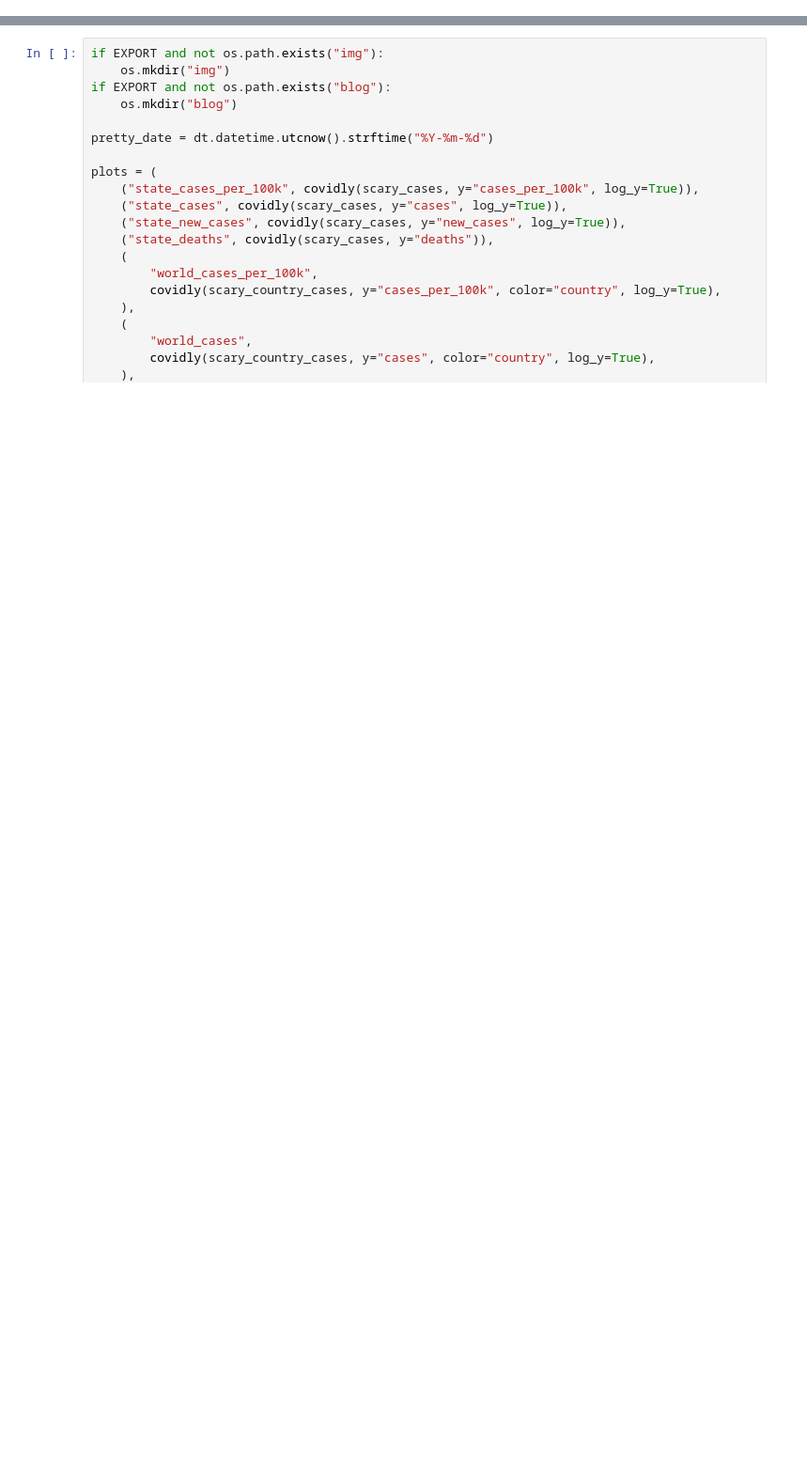
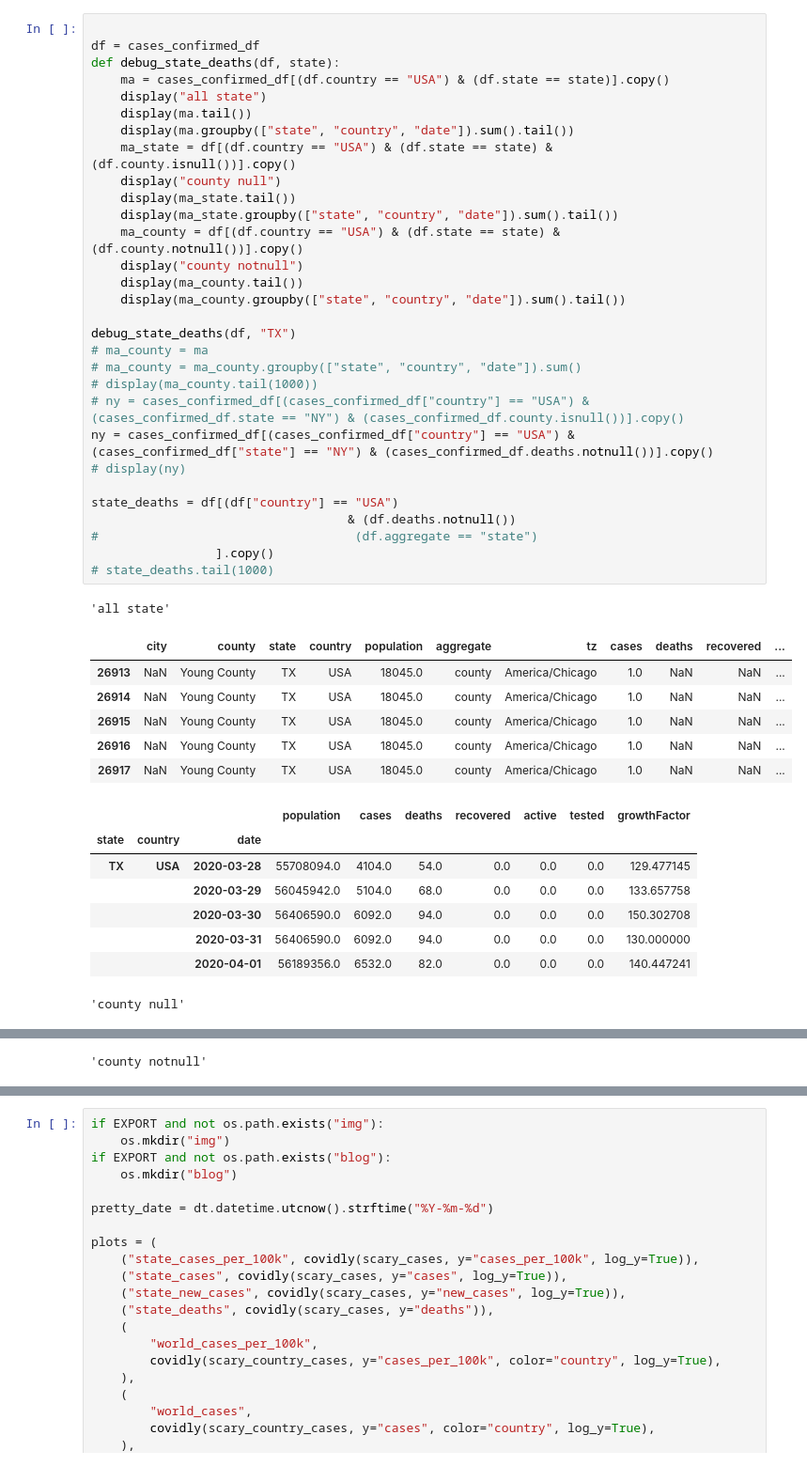
Before and after one commit to mvanmidd/covid, a Jupyter notebook: covid_plots.ipynb, the cells around one changed output, grey strips where cells are left out. Shown at 94% size. Drawn from its saved outputs; the diff is of its cells as text; blank space fills up the shorter version.

```diff
--- a/covid_plots.ipynb
+++ b/covid_plots.ipynb
@@ -293,0 +169,46 @@ def covidly_bars(df, y="new_cases", color="state", **kwargs):
+# %%
+
+df = cases_confirmed_df
+def debug_state_deaths(df, state):
+    ma = cases_confirmed_df[(df.country == "USA") & (df.state == state)].copy()
+    display("all state")
+    display(ma.tail())
+    display(ma.groupby(["state", "country", "date"]).sum().tail())
+    ma_state = df[(df.country == "USA") & (df.state == state) & (df.county.isnull())].copy()
+    display("county null")
+    display(ma_state.tail())
+    display(ma_state.groupby(["state", "country", "date"]).sum().tail())
+    ma_county = df[(df.country == "USA") & (df.state == state) & (df.county.notnull())].copy()
+    display("county notnull")
+    display(ma_county.tail())
+    display(ma_county.groupby(["state", "country", "date"]).sum().tail())
+
+debug_state_deaths(df, "TX")
+# ma_county = ma
+# ma_county = ma_county.groupby(["state", "country", "date"]).sum()
+# display(ma_county.tail(1000))
+# ny = cases_confirmed_df[(cases_confirmed_df["country"] == "USA") & (cases_confirmed_df.state == "NY") & (cases_confirmed_df.county.isnull())].copy()
+ny = cases_confirmed_df[(cases_confirmed_df["country"] == "USA") & (cases_confirmed_df["state"] == "NY") & (cases_confirmed_df.deaths.notnull())].copy()
+# display(ny)
+
+state_deaths = df[(df["country"] == "USA")
+                                   & (df.deaths.notnull())
+#                                   (df.aggregate == "state")
+                 ].copy()
+# state_deaths.tail(1000)
+# %% [output]
+'all state'
+|  | city | county | state | country | population | aggregate | tz | cases | deaths | recovered | ... |
+| 26913 | NaN | Young County | TX | USA | 18045.0 | county | America/Chicago | 1.0 | NaN | NaN | ... |
+| 26914 | NaN | Young County | TX | USA | 18045.0 | county | America/Chicago | 1.0 | NaN | NaN | ... |
+| 26915 | NaN | Young County | TX | USA | 18045.0 | county | America/Chicago | 1.0 | NaN | NaN | ... |
+| 26916 | NaN | Young County | TX | USA | 18045.0 | county | America/Chicago | 1.0 | NaN | NaN | ... |
+| 26917 | NaN | Young County | TX | USA | 18045.0 | county | America/Chicago | 1.0 | NaN | NaN | ... |
+|  |  |  | population | cases | deaths | recovered | active | tested | growthFactor |
+| state | country | date |  |  |  |  |  |  |  |
+| TX | USA | 2020-03-28 | 55708094.0 | 4104.0 | 54.0 | 0.0 | 0.0 | 0.0 | 129.477145 |
+|  |  | 2020-03-29 | 56045942.0 | 5104.0 | 68.0 | 0.0 | 0.0 | 0.0 | 133.657758 |
+|  |  | 2020-03-30 | 56406590.0 | 6092.0 | 94.0 | 0.0 | 0.0 | 0.0 | 150.302708 |
+|  |  | 2020-03-31 | 56406590.0 | 6092.0 | 94.0 | 0.0 | 0.0 | 0.0 | 130.000000 |
+|  |  | 2020-04-01 | 56189356.0 | 6532.0 | 82.0 | 0.0 | 0.0 | 0.0 | 140.447241 |
+'county null'
@@ -293,0 +228 @@ def covidly_bars(df, y="new_cases", color="state", **kwargs):
+'county notnull'
```
Also changed, not shown: parts of 9 cells of this notebook, 4 other files.
